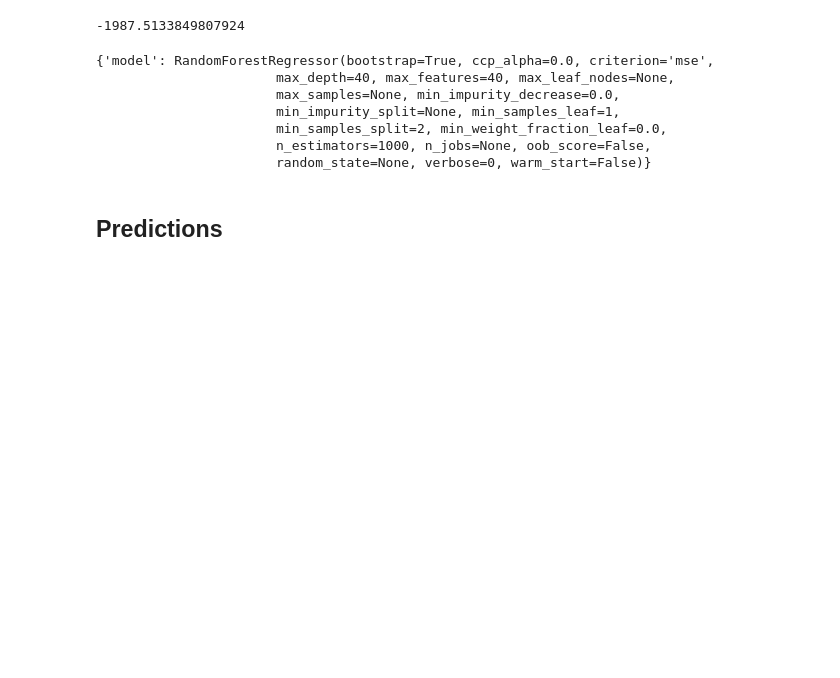
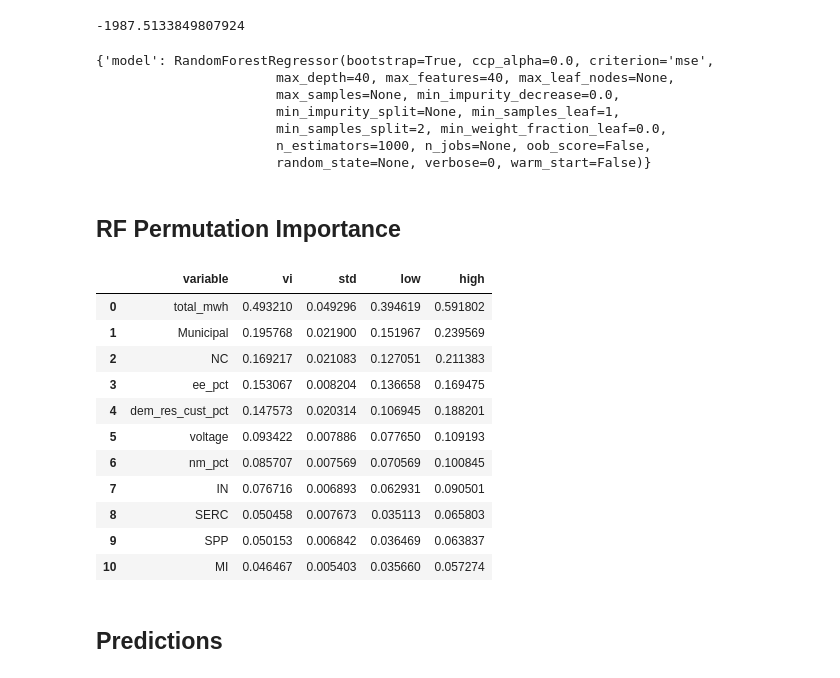
Before and after one commit to gloriadli/DS1_Final_Project, a Jupyter notebook: Attempt-4-Modelling.ipynb, the cells around one changed output. Saved outputs shown, nothing was run; the diff lists cells and outputs as text; code cells hidden in the pictures; blank space fills up the shorter version.

```diff
--- a/Attempt-4-Modelling.ipynb
+++ b/Attempt-4-Modelling.ipynb
@@ -599,3 +641,37 @@ search.best_params_
                        min_samples_split=2, min_weight_fraction_leaf=0.0,
                        n_estimators=1000, n_jobs=None, oob_score=False,
                        random_state=None, verbose=0, warm_start=False)}
+# %%
+rf_mod = search.best_estimator_
+# %% [markdown]
+## RF Permutation Importance
+# %%
+vi = permutation_importance(rf_mod,train_X_log,train_y_log,n_repeats=25)
+# %%
+# Organize as a data frame
+vi_dat = pd.DataFrame(dict(variable=train_X_log.columns,
+                           vi = vi['importances_mean'],
+                           std = vi['importances_std']))
+
+# Generate intervals
+vi_dat['low'] = vi_dat['vi'] - 2*vi_dat['std']
+vi_dat['high'] = vi_dat['vi'] + 2*vi_dat['std']
+
+# But in order from most to least important
+
+vi_dat = vi_dat.sort_values(by="vi",ascending=False)[:11].reset_index(drop=True)
+
+vi_dat
+# %% [output]
+|  | variable | vi | std | low | high |
+| 0 | total_mwh | 0.493210 | 0.049296 | 0.394619 | 0.591802 |
+| 1 | Municipal | 0.195768 | 0.021900 | 0.151967 | 0.239569 |
+| 2 | NC | 0.169217 | 0.021083 | 0.127051 | 0.211383 |
+| 3 | ee_pct | 0.153067 | 0.008204 | 0.136658 | 0.169475 |
+| 4 | dem_res_cust_pct | 0.147573 | 0.020314 | 0.106945 | 0.188201 |
+| 5 | voltage | 0.093422 | 0.007886 | 0.077650 | 0.109193 |
+| 6 | nm_pct | 0.085707 | 0.007569 | 0.070569 | 0.100845 |
+| 7 | IN | 0.076716 | 0.006893 | 0.062931 | 0.090501 |
+| 8 | SERC | 0.050458 | 0.007673 | 0.035113 | 0.065803 |
+| 9 | SPP | 0.050153 | 0.006842 | 0.036469 | 0.063837 |
+| 10 | MI | 0.046467 | 0.005403 | 0.035660 | 0.057274 |
```
Also changed, not shown: parts of 9 cells of this notebook, 18 other files.
